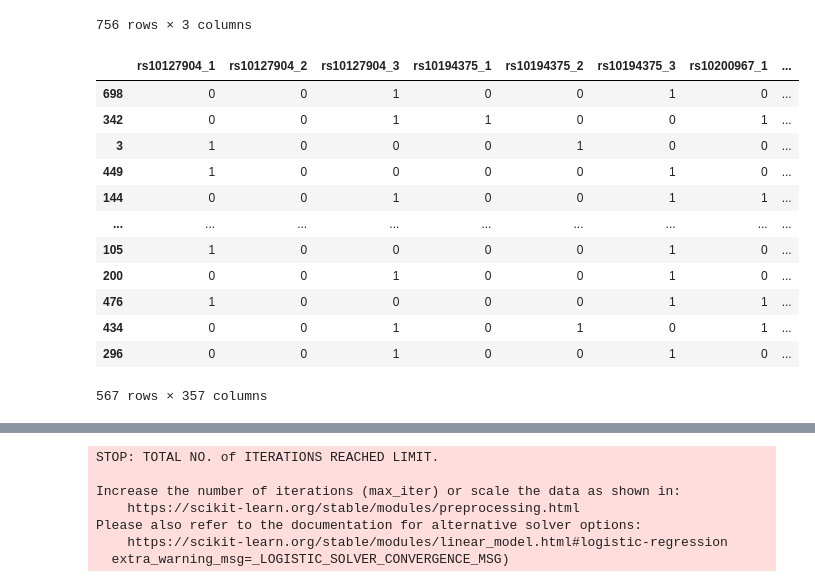
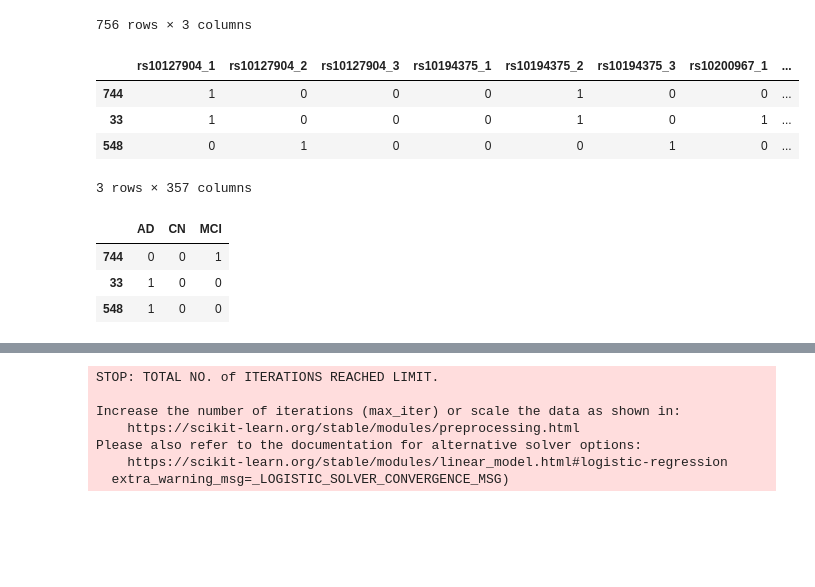
Before and after one commit to julianafalves/ic, a Jupyter notebook: Códigos/Treinamentos/RegressãoLogistica.ipynb, the cells around one changed output, grey strips where cells are left out. Saved outputs shown, nothing was run; the diff lists cells and outputs as text; code cells hidden in the pictures; blank space fills up the shorter version.

```diff
--- a/Códigos/Treinamentos/RegressãoLogistica.ipynb
+++ b/Códigos/Treinamentos/RegressãoLogistica.ipynb
@@ -87,21 +84,20 @@ X = df.iloc[:,2:]
 from sklearn.model_selection import train_test_split
 X_train, X_test, y_train, y_test = train_test_split(X, y)
 # %%
-X_train
+X_train.head(3)
 # %% [output]
 |  | rs10127904_1 | rs10127904_2 | rs10127904_3 | rs10194375_1 | rs10194375_2 | rs10194375_3 | rs10200967_1 | ... |
-| 698 | 0 | 0 | 1 | 0 | 0 | 1 | 0 | ... |
-| 342 | 0 | 0 | 1 | 1 | 0 | 0 | 1 | ... |
-| 3 | 1 | 0 | 0 | 0 | 1 | 0 | 0 | ... |
-| 449 | 1 | 0 | 0 | 0 | 0 | 1 | 0 | ... |
-| 144 | 0 | 0 | 1 | 0 | 0 | 1 | 1 | ... |
-| ... | ... | ... | ... | ... | ... | ... | ... | ... |
-| 105 | 1 | 0 | 0 | 0 | 0 | 1 | 0 | ... |
-| 200 | 0 | 0 | 1 | 0 | 0 | 1 | 0 | ... |
-| 476 | 1 | 0 | 0 | 0 | 0 | 1 | 1 | ... |
-| 434 | 0 | 0 | 1 | 0 | 1 | 0 | 1 | ... |
-| 296 | 0 | 0 | 1 | 0 | 0 | 1 | 0 | ... |
+| 744 | 1 | 0 | 0 | 0 | 1 | 0 | 0 | ... |
+| 33 | 1 | 0 | 0 | 0 | 1 | 0 | 1 | ... |
+| 548 | 0 | 1 | 0 | 0 | 0 | 1 | 0 | ... |
-567 rows × 357 columns
+3 rows × 357 columns
+# %%
+y_train.head(3)
+# %% [output]
+|  | AD | CN | MCI |
+| 744 | 0 | 0 | 1 |
+| 33 | 1 | 0 | 0 |
+| 548 | 1 | 0 | 0 |
 # %%
 y_train_AD = y_train['AD']
 y_train_AD
```
Also changed, not shown: parts of 16 cells of this notebook.
